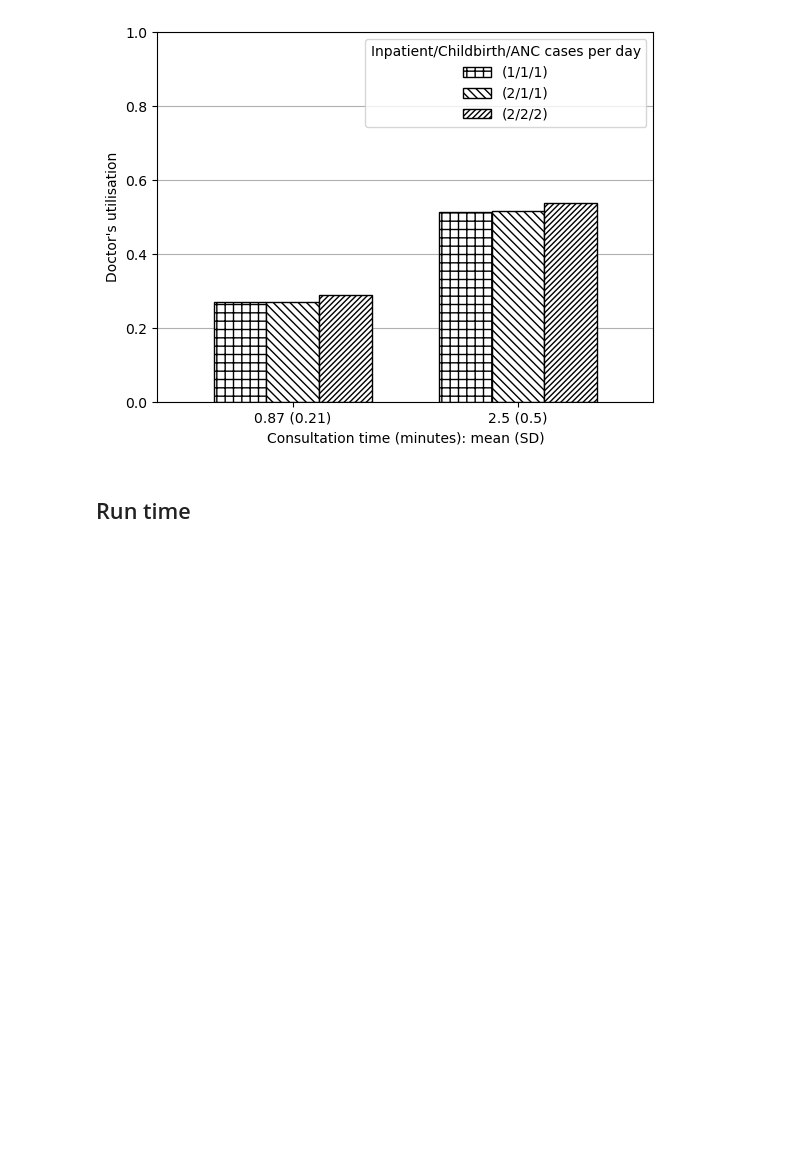
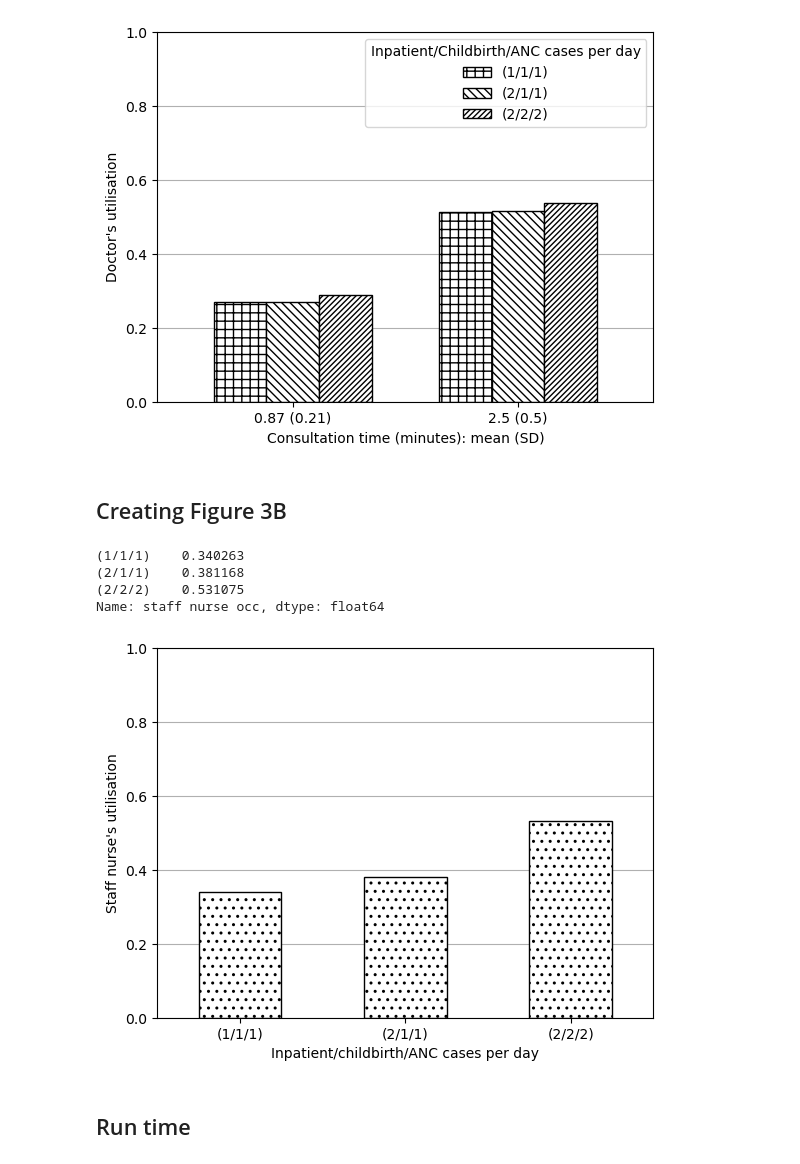
Before and after one commit to pythonhealthdatascience/stars-reproduce-shoaib-2022, a Jupyter notebook: reproduction/reproduce_fig3.ipynb, the cells around one changed output. Saved outputs shown, nothing was run; the diff lists cells and outputs as text; code cells hidden in the pictures; blank space fills up the shorter version.

Commit message:
feat(reproduction): :sparkles: made figure 3b

```diff
--- a/reproduction/reproduce_fig3.ipynb
+++ b/reproduction/reproduce_fig3.ipynb
@@ -231,6 +231,34 @@ plt.savefig(fig3a_path, bbox_inches='tight')
 plt.show()
 # %% [output]
 [figure]
+# %% [markdown]
+## Creating Figure 3B
+# %%
+# Filter to staff nurse utilisation and config1 (0.87)
+data_3b = data_full.loc[
+    'staff nurse occ', data_full.columns.str.endswith('087')]
+# Rename index
+data_3b = data_3b.rename(index={'f3_arr111_serv087': '(1/1/1)',
+                                'f3_arr211_serv087': '(2/1/1)',
+                                'f3_arr222_serv087': '(2/2/2)'})
+data_3b
+# %% [output]
+(1/1/1)    0.340263
+(2/1/1)    0.381168
+(2/2/2)    0.531075
+Name: staff nurse occ, dtype: float64
+# %%
+ax = data_3b.plot.bar(edgecolor='black', color='white', hatch='..')
+plt.xlabel('Inpatient/childbirth/ANC cases per day')
+plt.ylabel('''Staff nurse's utilisation''')
+plt.ylim(0, 1)
+plt.xticks(rotation=0)
+ax.grid(axis='y')
+ax.set_axisbelow(True)
+plt.savefig(fig3b_path, bbox_inches='tight')
+plt.show()
+# %% [output]
+[figure, added]
 # %% [markdown]
 ## Run time
 # %%
```
Also changed, not shown: 2 other files.
